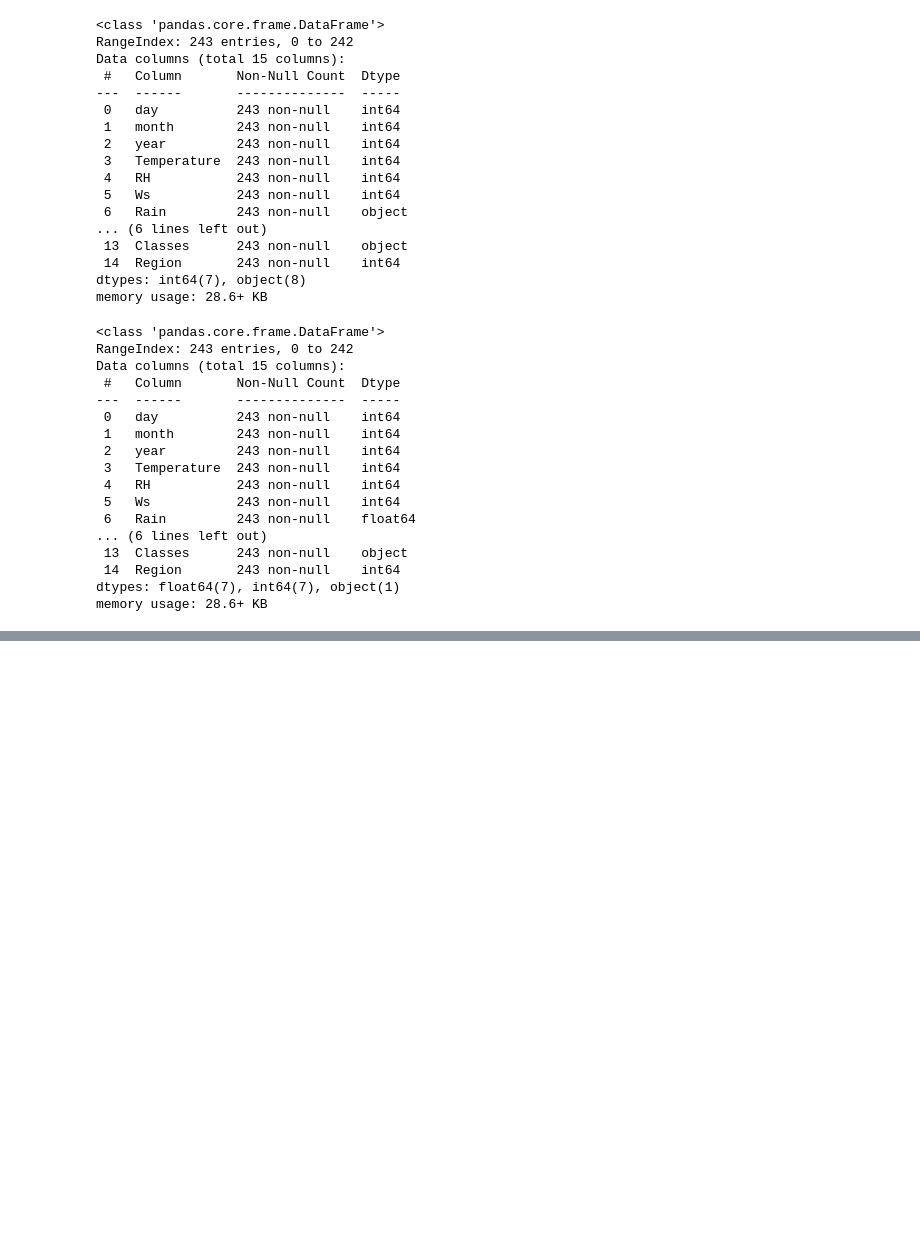
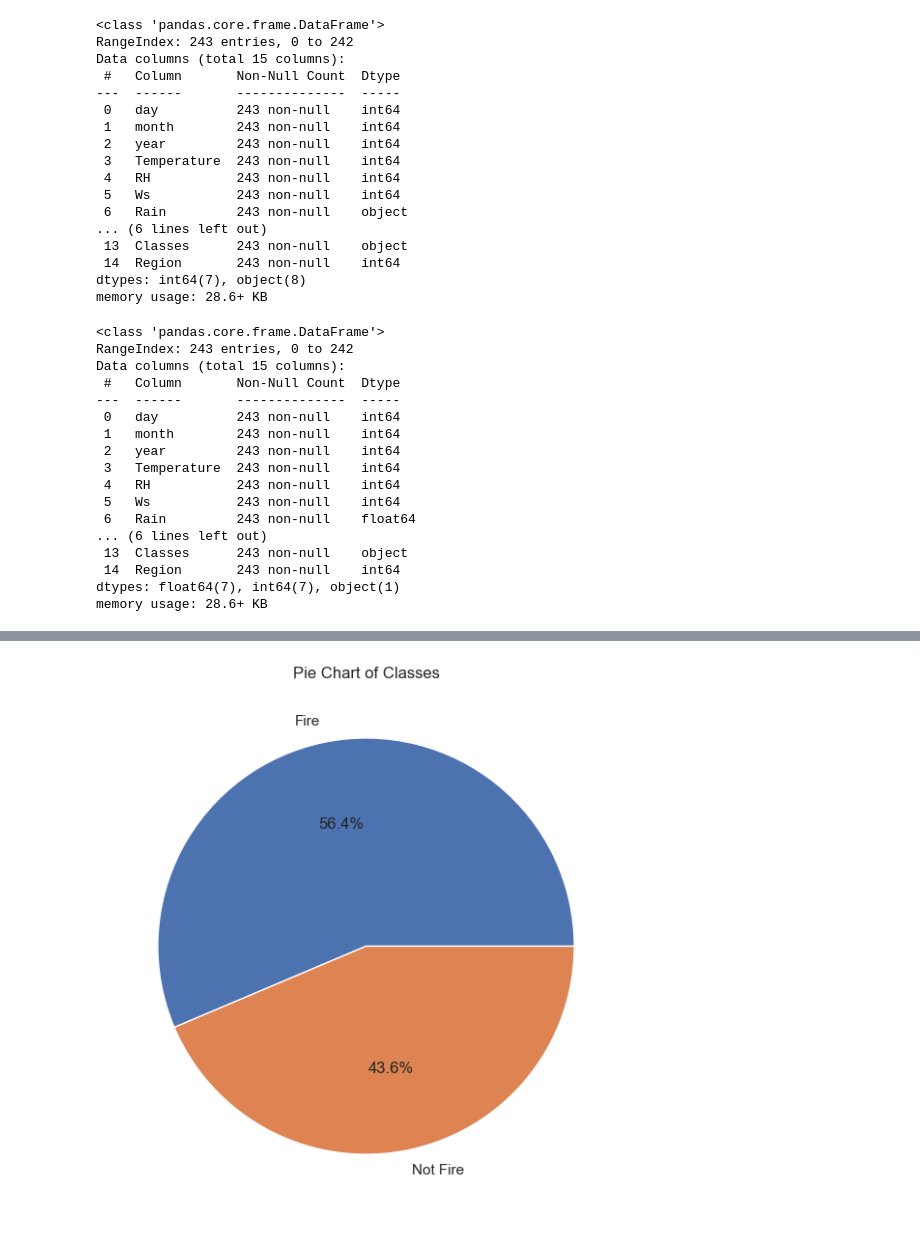
Before and after one commit to Imani-hub-pixel/Predicting-Fire-weather-Index-to-forecast-Algerian-Fires-using-Linear-Regression, a Jupyter notebook: Data cleaning.ipynb, the cells around one changed output, grey strips where cells are left out. Cells and saved outputs as stored; diff of their text form; code cells hidden in the pictures; blank space fills up the shorter version.

```diff
--- a/Data cleaning.ipynb
+++ b/Data cleaning.ipynb
@@ -235,0 +293,10 @@ df.to_csv('Algerian_forest_fires_cleaned_dataset.csv',index=False)
+# %%
+percent=df_copy['Classes'].value_counts(normalize=True)*100
+# %%
+labels=["Fire","Not Fire"]
+plt.figure(figsize=(12,7))
+plt.pie(percent,labels=labels,autopct='%1.1f%%')
+plt.title("Pie Chart of Classes")
+plt.show()
+# %% [output]
+[figure, added]
```
Also changed, not shown: parts of 18 cells of this notebook.
